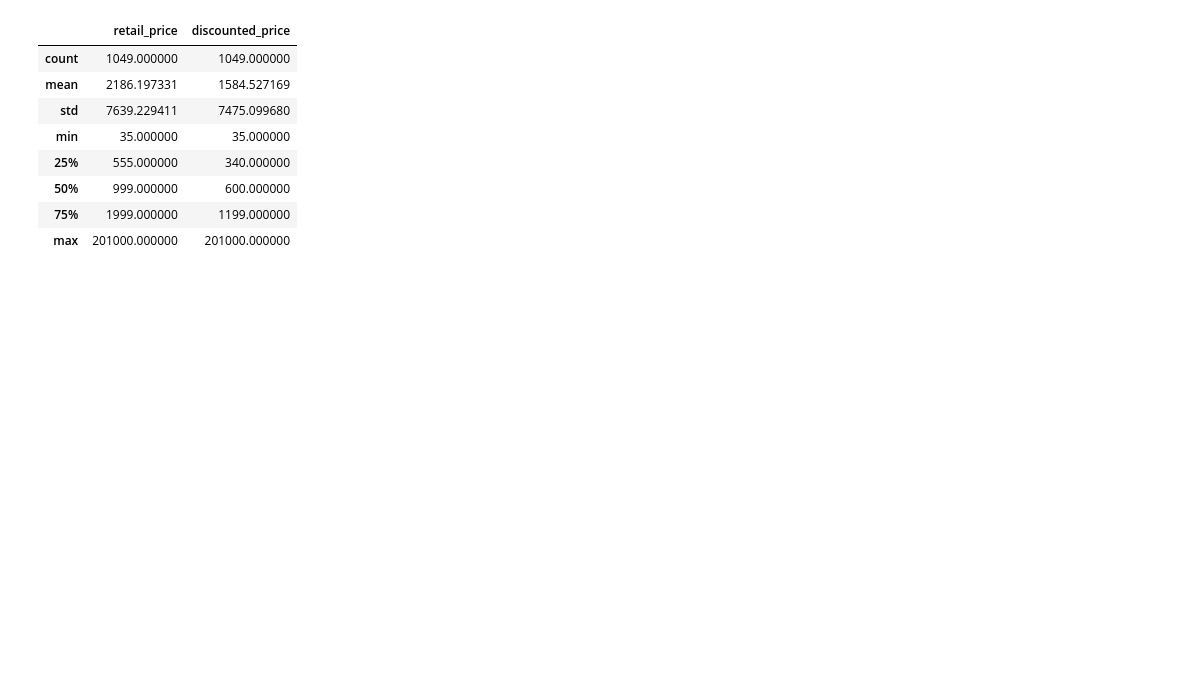
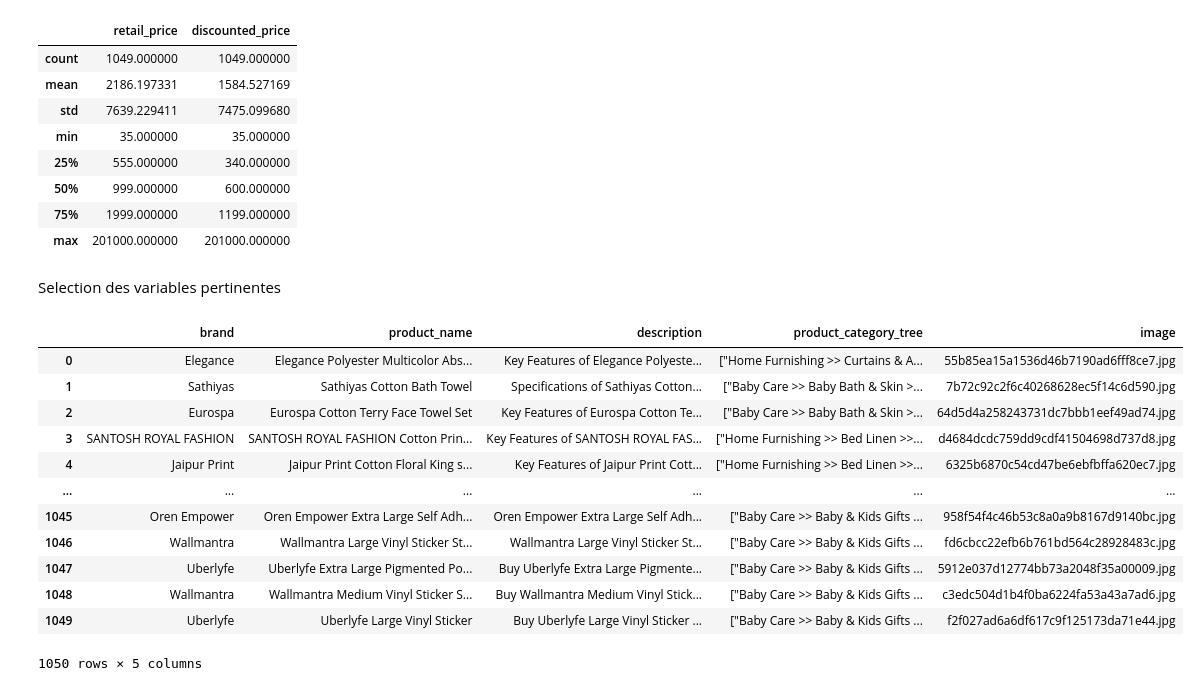
Before and after one commit to tomcre94/Projet-6-Classification-automatique, a Jupyter notebook: Creuse_Tom_1_notebook_pretraitement_feature_extraction_faisaibilite_102024.ipynb, the cells around one changed output. Drawn from its saved outputs; the diff is of its cells as text; code cells hidden in the pictures; blank space fills up the shorter version.

Commit message:
modifications du tableau

```diff
--- a/Creuse_Tom_1_notebook_pretraitement_feature_extraction_faisaibilite_102024.ipynb
+++ b/Creuse_Tom_1_notebook_pretraitement_feature_extraction_faisaibilite_102024.ipynb
@@ -103,3 +103,32 @@ dtype: int64
 | 50% | 999.000000 | 600.000000 |
 | 75% | 1999.000000 | 1199.000000 |
 | max | 201000.000000 | 201000.000000 |
+# %% [markdown]
+Selection des variables pertinentes
+# %%
+import pandas as pd
+
+# Supposons que vous avez déjà un DataFrame nommé 'data'
+# Par exemple, si vous chargez un fichier CSV :
+# data = pd.read_csv('votre_fichier.csv')
+
+# Sélectionner les colonnes souhaitées
+columns_to_keep = ['brand', 'product_name', 'description', 'product_category_tree', 'image']
+data_filtered = data[columns_to_keep]
+
+# Afficher le DataFrame filtré
+display(data_filtered)
+# %% [output]
+|  | brand | product_name | description | product_category_tree | image |
+| 0 | Elegance | Elegance Polyester Multicolor Abs... | Key Features of Elegance Polyeste... | ["Home Furnishing >> Curtains & A... | 55b85ea15a1536d46b7190ad6fff8ce7.jpg |
+| 1 | Sathiyas | Sathiyas Cotton Bath Towel | Specifications of Sathiyas Cotton... | ["Baby Care >> Baby Bath & Skin >... | 7b72c92c2f6c40268628ec5f14c6d590.jpg |
+| 2 | Eurospa | Eurospa Cotton Terry Face Towel Set | Key Features of Eurospa Cotton Te... | ["Baby Care >> Baby Bath & Skin >... | 64d5d4a258243731dc7bbb1eef49ad74.jpg |
+| 3 | SANTOSH ROYAL FASHION | SANTOSH ROYAL FASHION Cotton Prin... | Key Features of SANTOSH ROYAL FAS... | ["Home Furnishing >> Bed Linen >>... | d4684dcdc759dd9cdf41504698d737d8.jpg |
+| 4 | Jaipur Print | Jaipur Print Cotton Floral King s... | Key Features of Jaipur Print Cott... | ["Home Furnishing >> Bed Linen >>... | 6325b6870c54cd47be6ebfbffa620ec7.jpg |
+| ... | ... | ... | ... | ... | ... |
+| 1045 | Oren Empower | Oren Empower Extra Large Self Adh... | Oren Empower Extra Large Self Adh... | ["Baby Care >> Baby & Kids Gifts ... | 958f54f4c46b53c8a0a9b8167d9140bc.jpg |
+| 1046 | Wallmantra | Wallmantra Large Vinyl Sticker St... | Wallmantra Large Vinyl Sticker St... | ["Baby Care >> Baby & Kids Gifts ... | fd6cbcc22efb6b761bd564c28928483c.jpg |
+| 1047 | Uberlyfe | Uberlyfe Extra Large Pigmented Po... | Buy Uberlyfe Extra Large Pigmente... | ["Baby Care >> Baby & Kids Gifts ... | 5912e037d12774bb73a2048f35a00009.jpg |
+| 1048 | Wallmantra | Wallmantra Medium Vinyl Sticker S... | Buy Wallmantra Medium Vinyl Stick... | ["Baby Care >> Baby & Kids Gifts ... | c3edc504d1b4f0ba6224fa53a43a7ad6.jpg |
+| 1049 | Uberlyfe | Uberlyfe Large Vinyl Sticker | Buy Uberlyfe Large Vinyl Sticker ... | ["Baby Care >> Baby & Kids Gifts ... | f2f027ad6a6df617c9f125173da71e44.jpg |
+1050 rows × 5 columns
```
Also changed, not shown: parts of 2 cells of this notebook.
